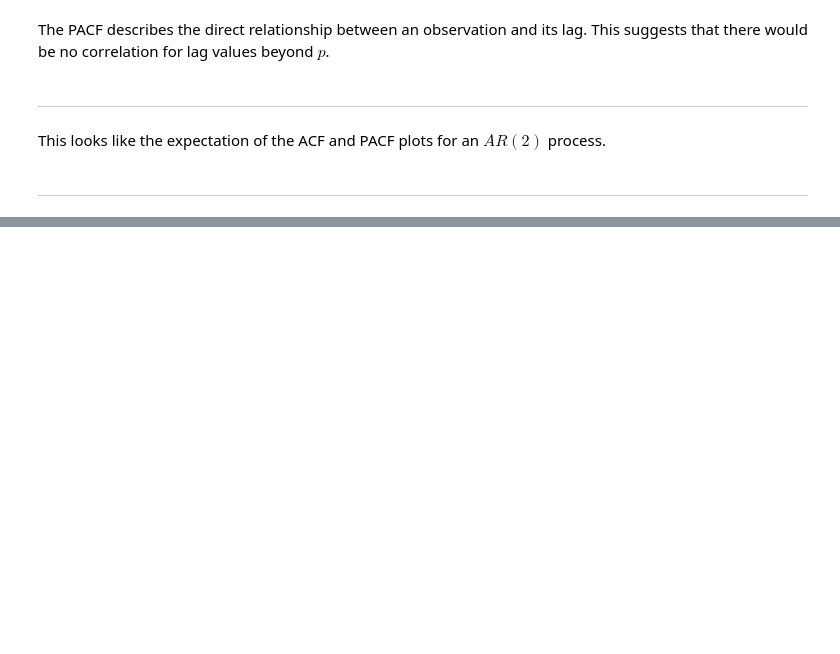
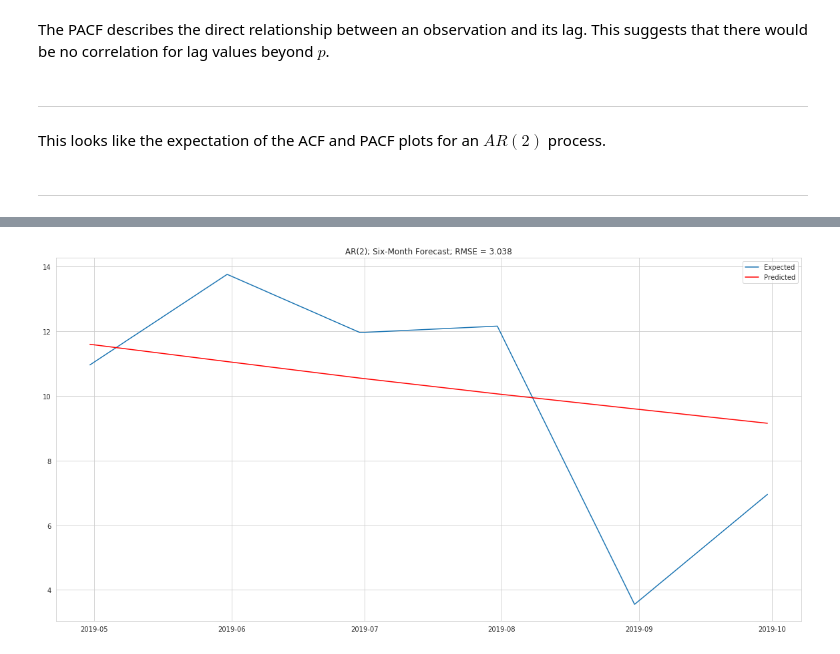
Before and after one commit to nt-ds/ckt-time-series-analysis, a Jupyter notebook: notebooks/Consumer Sentiment - Time Series Analysis.ipynb, the cells around one changed output, grey strips where cells are left out. Saved outputs shown, nothing was run; the diff lists cells and outputs as text; code cells hidden in the pictures; blank space fills up the shorter version.

```diff
--- a/notebooks/Consumer Sentiment - Time Series Analysis.ipynb
+++ b/notebooks/Consumer Sentiment - Time Series Analysis.ipynb
@@ -329,0 +335,4 @@ This looks like the expectation of the ACF and PACF plots for an $AR(2)$ process
+# %%
+get_stats.Stats.AR_model(df_dm, maxlag=1)
+# %% [output]
+[figure, added]
```
Also changed, not shown: parts of 29 cells of this notebook.
